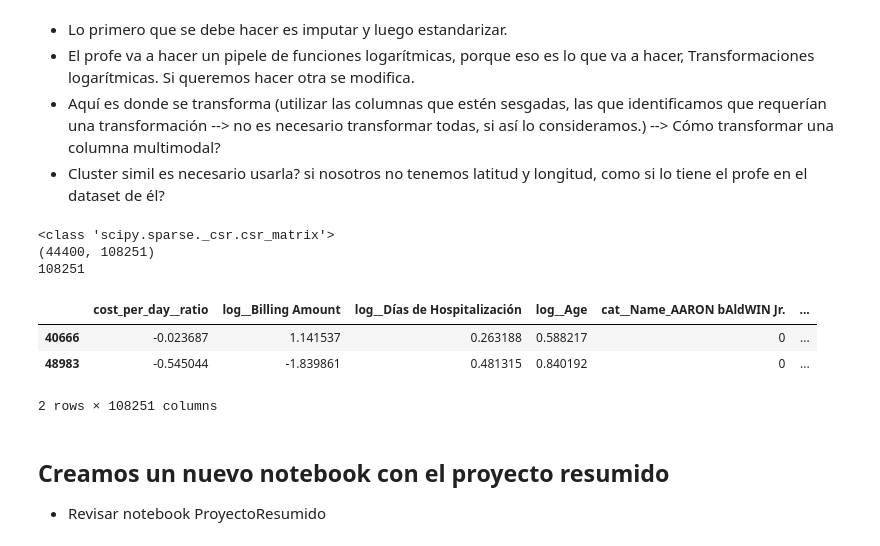
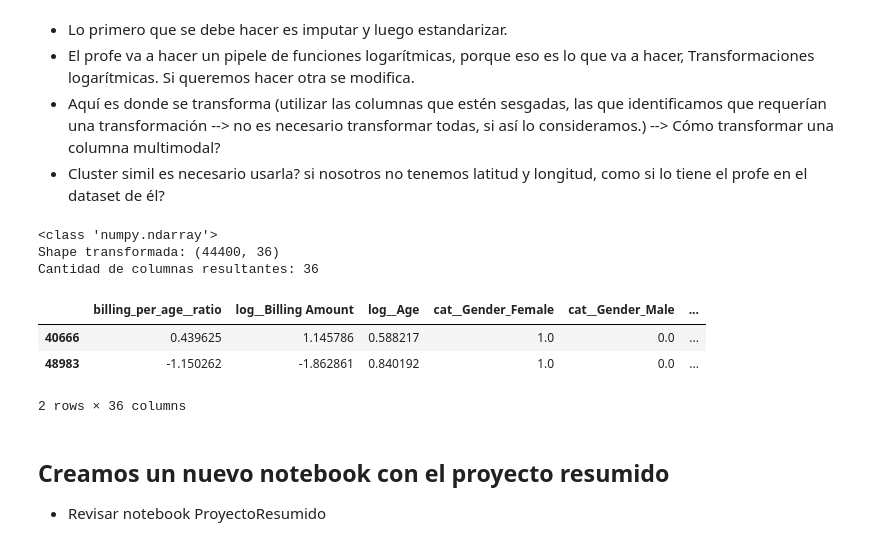
Before and after one commit to Mr-Maccoy/BigData, a Jupyter notebook: G1_SC707_Avance1_LN.ipynb, the cells around one changed output. Cells and saved outputs as stored; diff of their text form; code cells hidden in the pictures.

Commit message:
Pipeline terminado y se hicieron algunas correcciones

```diff
--- a/G1_SC707_Avance1_LN.ipynb
+++ b/G1_SC707_Avance1_LN.ipynb
@@ -2149,7 +2257,7 @@ preprocessing = ColumnTransformer([("num", num_pipeline, num_attribs),
 #                                        (cat_pipeline, make_column_selector(dtype_include=object)),
 #                                       )
 # %%
-X = preprocessing.fit_transform(dfDistTrain) ## Agarra todos los datos y los estudia y hace las transformaciones.
+X = preprocessing.fit_transform(dfDistTrain_imputado) ## Agarra todos los datos y los estudia y hace las transformaciones.
 # %%
 X.shape ## agrega columnas, posiblemente del OneHotEncoder
 # %% [output]
@@ -2310,9 +2428,9 @@ from sklearn.compose import make_column_selector
 def column_ratio(X):
     X = np.asarray(X, dtype=float)
     numerador = X[:, [0]]      # Billing Amount
-    denominador = X[:, [1]]    # Días de Hospitalización
+    denominador = X[:, [1]]    # Length of Stay
 
-    # Evitar división entre 0 o valores negativos/raros
+    # Evitar división entre 0 o valores negativos
     denominador_seguro = np.where(denominador <= 0, 1e-6, denominador)
 
     return numerador / denominador_seguro
@@ -2334,7 +2452,7 @@ def safe_log(X):
     mins = np.nanmin(X, axis=0)
     # para columnas con min <= 0, calculamos cuánto hay que sumar para hacerlas positivas
     offsets = np.where(mins <= 0, -mins + 1e-6, 0.0)
-    X_shifted = X + offsets   # se suma por columna (broadcast)
+    X_shifted = X + offsets   # se suma por columna
     return np.log(X_shifted)
 
 
@@ -2349,39 +2467,54 @@ cluster_simil = ClusterSimilarity(n_clusters=10, gamma=1., random_state=42)
 # Pipeline para imputar y estandarizar
 default_num_pipeline = make_pipeline(SimpleImputer(strategy="median"),
                                      StandardScaler())
+
+# Lista explícita de categóricas que SÍ queremos usar
+cat_features = [
+    "Gender",
+    "Blood Type",
+    "Medical Condition",
+    "Insurance Provider",
+    "Admission Type",
+    "Medication",
+    "Test Results"
+]
+
 # Pipeline: imputa y codfica categorías
 cat_pipeline = make_pipeline(SimpleImputer(strategy="most_frequent"),
                              OneHotEncoder(handle_unknown="ignore"))
 
 # Integra los pipelines
-preprocessing = ColumnTransformer([("cost_per_day", ratio_pipeline(), ["Billing Amount", "Días de Hospitalización"]),
-                                   ("log", log_pipeline, ["Billing Amount", "Días de Hospitalización", "Age"]),
-                                   ("cat", cat_pipeline, make_column_selector(dtype_include=object)),
+preprocessing = ColumnTransformer([("billing_per_age", ratio_pipeline(), ["Billing Amount", "Age"]),
+                                   ("log", log_pipeline, ["Billing Amount", "Age"]),
+                                   ("cat", cat_pipeline, cat_features),
                                    ("num_rest", default_num_pipeline, ["Room Number"]),
                                   ],
                                   remainder="drop")  # evita que fechas caigan al pipeline numérico
 # %%
 # Aplica
-X_preproc = preprocessing.fit_transform(dfDistTrain)
+X_preproc = preprocessing.fit_transform(X)
 print(type(X_preproc))
-print(X_preproc.shape)
-print(len(preprocessing.get_feature_names_out()))
+print("Shape transformada:", X_preproc.shape)
+print("Cantidad de columnas resultantes:", len(preprocessing.get_feature_names_out()))
 # %% [output]
-<class 'scipy.sparse._csr.csr_matrix'>
-(44400, 108251)
-108251
+<class 'numpy.ndarray'>
+Shape transformada: (44400, 36)
+Cantidad de columnas resultantes: 36
 # %%
 from pandas import DataFrame
 
-dfDistTrainProc = pd.DataFrame.sparse.from_spmatrix(X_preproc,
-                               columns=preprocessing.get_feature_names_out(),
-                               index=dfDistTrain.index)
+dfDistTrainProc = pd.DataFrame(
+    X_preproc,
+    columns=preprocessing.get_feature_names_out(),
+    index=X.index
+)
+
 dfDistTrainProc.head(2)
 # %% [output]
-|  | cost_per_day__ratio | log__Billing Amount | log__Días de Hospitalización | log__Age | cat__Name_AARON bAldWIN Jr. | ... |
-| 40666 | -0.023687 | 1.141537 | 0.263188 | 0.588217 | 0 | ... |
-| 48983 | -0.545044 | -1.839861 | 0.481315 | 0.840192 | 0 | ... |
+|  | billing_per_age__ratio | log__Billing Amount | log__Age | cat__Gender_Female | cat__Gender_Male | ... |
+| 40666 | 0.439625 | 1.145786 | 0.588217 | 1.0 | 0.0 | ... |
+| 48983 | -1.150262 | -1.862861 | 0.840192 | 1.0 | 0.0 | ... |
-2 rows × 108251 columns
+2 rows × 36 columns
 # %% [markdown]
 ## Creamos un nuevo notebook con el proyecto resumido
 
```
Also changed, not shown: parts of 62 cells of this notebook.
